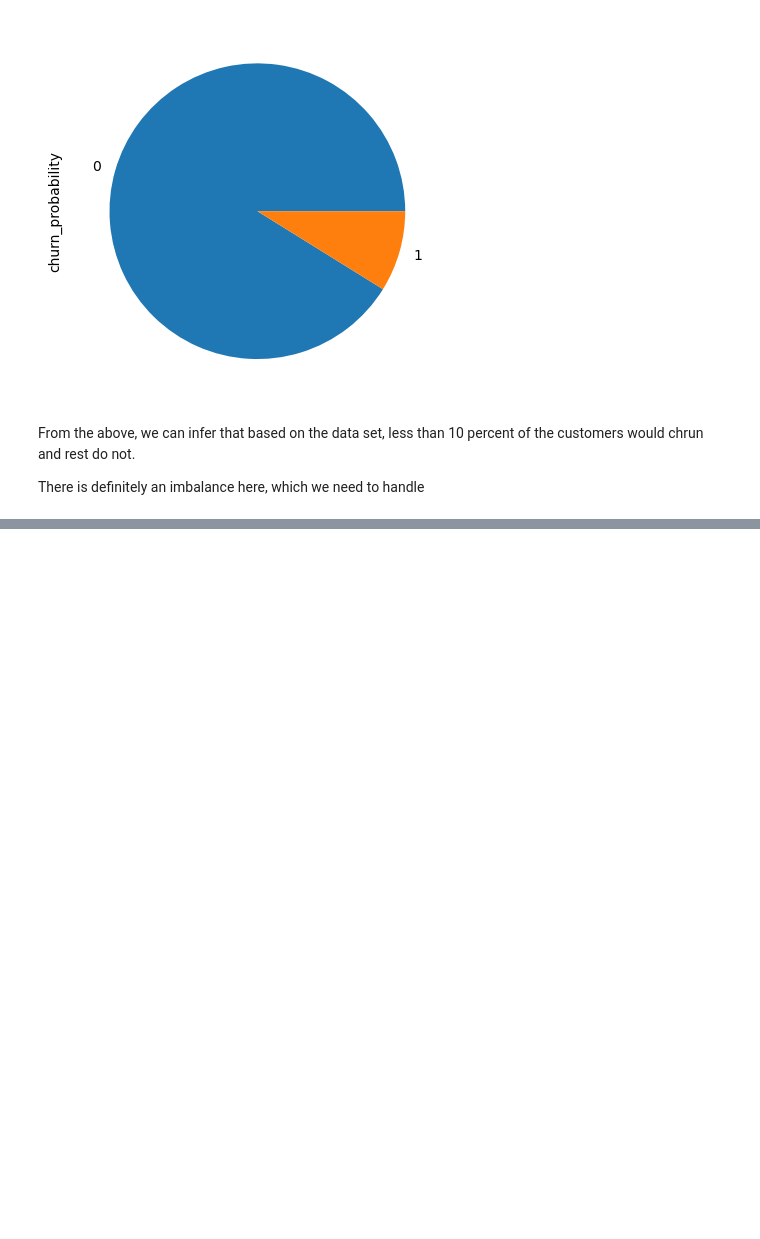
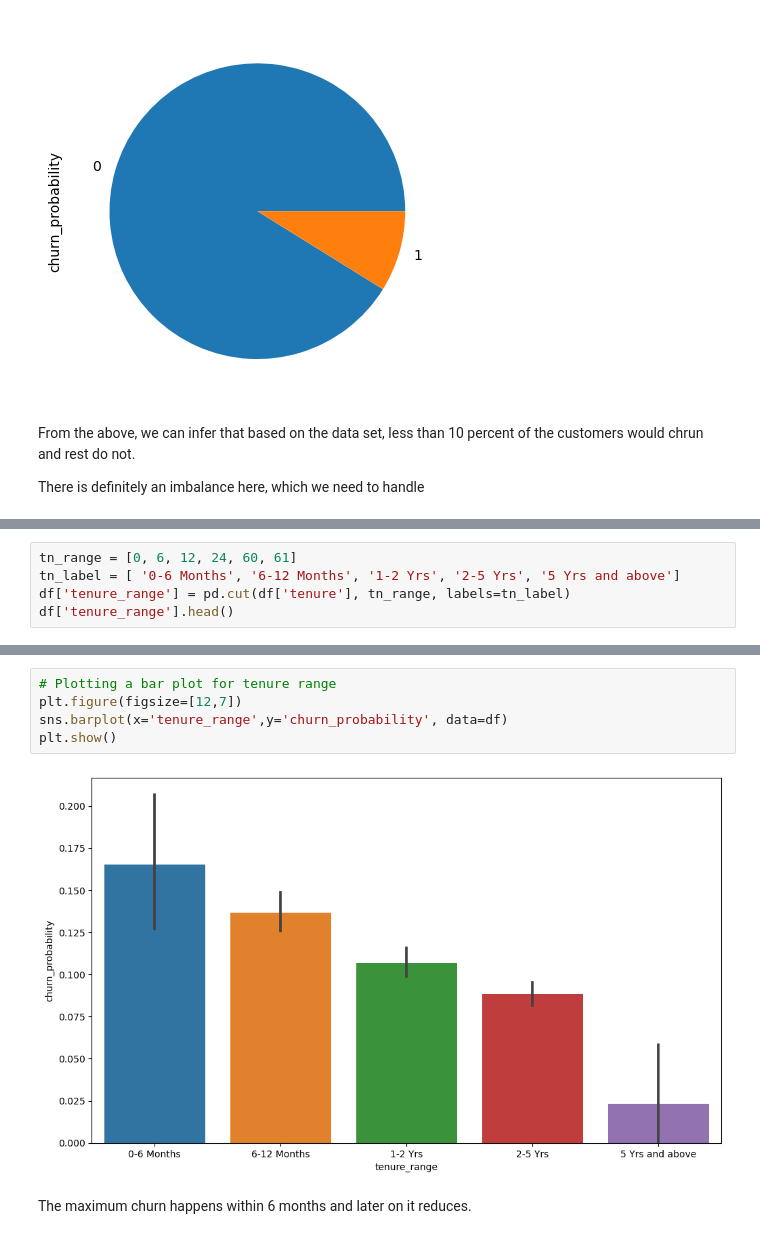
Before and after one commit to sreejith-rajashekaran/Telecom-Churn, a Jupyter notebook: telecom_churn.ipynb, the cells around one changed output, grey strips where cells are left out. Drawn from its saved outputs; the diff is of its cells as text; blank space fills up the shorter version.

```diff
--- a/telecom_churn.ipynb
+++ b/telecom_churn.ipynb
@@ -346,0 +364,5 @@ There is definitely an imbalance here, which we need to handle
+# %%
+tn_range = [0, 6, 12, 24, 60, 61]
+tn_label = [ '0-6 Months', '6-12 Months', '1-2 Yrs', '2-5 Yrs', '5 Yrs and above']
+df['tenure_range'] = pd.cut(df['tenure'], tn_range, labels=tn_label)
+df['tenure_range'].head()
@@ -346,0 +377,9 @@ There is definitely an imbalance here, which we need to handle
+# %%
+# Plotting a bar plot for tenure range
+plt.figure(figsize=[12,7])
+sns.barplot(x='tenure_range',y='churn_probability', data=df)
+plt.show()
+# %% [output]
+[figure, added]
+# %% [markdown]
+The maximum churn happens within 6 months and later on it reduces.
```
Also changed, not shown: parts of 5 cells of this notebook.
